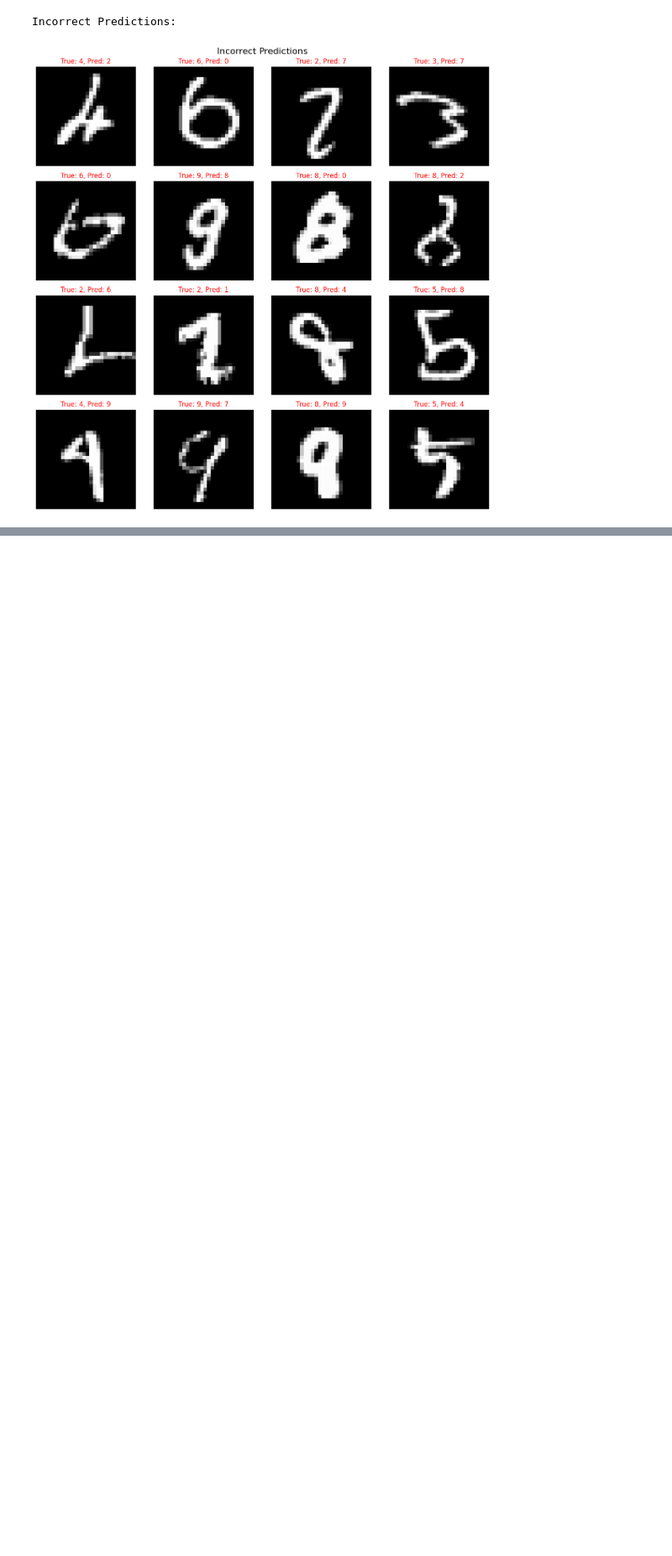
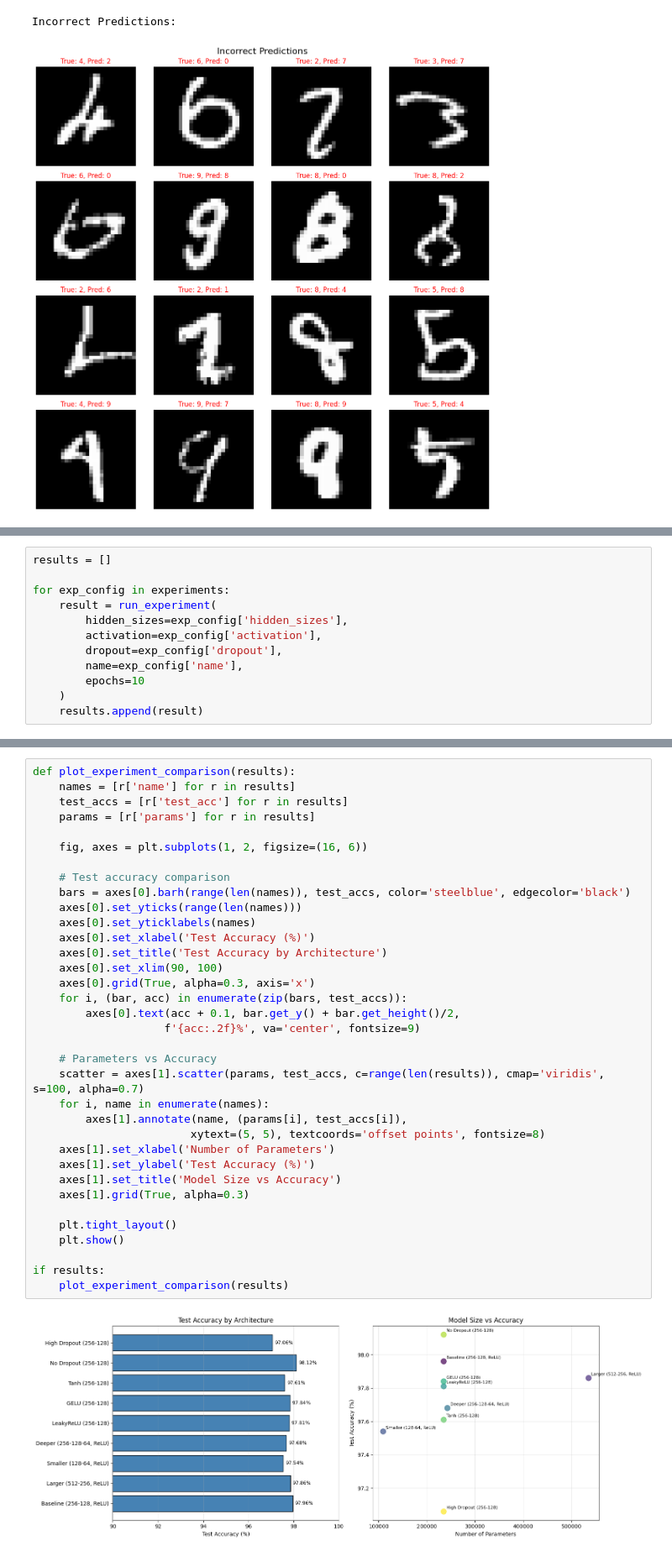
Before and after one commit to Nipun-Gupta1234/mlp_mnist_classification, a Jupyter notebook: mlp_mnist_classifier.ipynb, the cells around one changed output, grey strips where cells are left out. Shown at 84% size. Saved outputs shown, nothing was run; the diff lists cells and outputs as text; blank space fills up the shorter version.

Commit message:
ran_experiments

```diff
--- a/mlp_mnist_classifier.ipynb
+++ b/mlp_mnist_classifier.ipynb
@@ -425,0 +478,12 @@ Incorrect Predictions:
+# %%
+results = []
+
+for exp_config in experiments:
+    result = run_experiment(
+        hidden_sizes=exp_config['hidden_sizes'],
+        activation=exp_config['activation'],
+        dropout=exp_config['dropout'],
+        name=exp_config['name'],
+        epochs=10
+    )
+    results.append(result)
@@ -425,0 +512,37 @@ Incorrect Predictions:
+# %%
+def plot_experiment_comparison(results):
+    names = [r['name'] for r in results]
+    test_accs = [r['test_acc'] for r in results]
+    params = [r['params'] for r in results]
+
+    fig, axes = plt.subplots(1, 2, figsize=(16, 6))
+
+    # Test accuracy comparison
+    bars = axes[0].barh(range(len(names)), test_accs, color='steelblue', edgecolor='black')
+    axes[0].set_yticks(range(len(names)))
+    axes[0].set_yticklabels(names)
+    axes[0].set_xlabel('Test Accuracy (%)')
+    axes[0].set_title('Test Accuracy by Architecture')
+    axes[0].set_xlim(90, 100)
+    axes[0].grid(True, alpha=0.3, axis='x')
+    for i, (bar, acc) in enumerate(zip(bars, test_accs)):
+        axes[0].text(acc + 0.1, bar.get_y() + bar.get_height()/2,
+                    f'{acc:.2f}%', va='center', fontsize=9)
+
+    # Parameters vs Accuracy
+    scatter = axes[1].scatter(params, test_accs, c=range(len(results)), cmap='viridis', s=100, alpha=0.7)
+    for i, name in enumerate(names):
+        axes[1].annotate(name, (params[i], test_accs[i]),
+                        xytext=(5, 5), textcoords='offset points', fontsize=8)
+    axes[1].set_xlabel('Number of Parameters')
+    axes[1].set_ylabel('Test Accuracy (%)')
+    axes[1].set_title('Model Size vs Accuracy')
+    axes[1].grid(True, alpha=0.3)
+
+    plt.tight_layout()
+    plt.show()
+
+if results:
+    plot_experiment_comparison(results)
+# %% [output]
+[figure, added]
```
Also changed, not shown: parts of 5 cells of this notebook, 1 other file.
